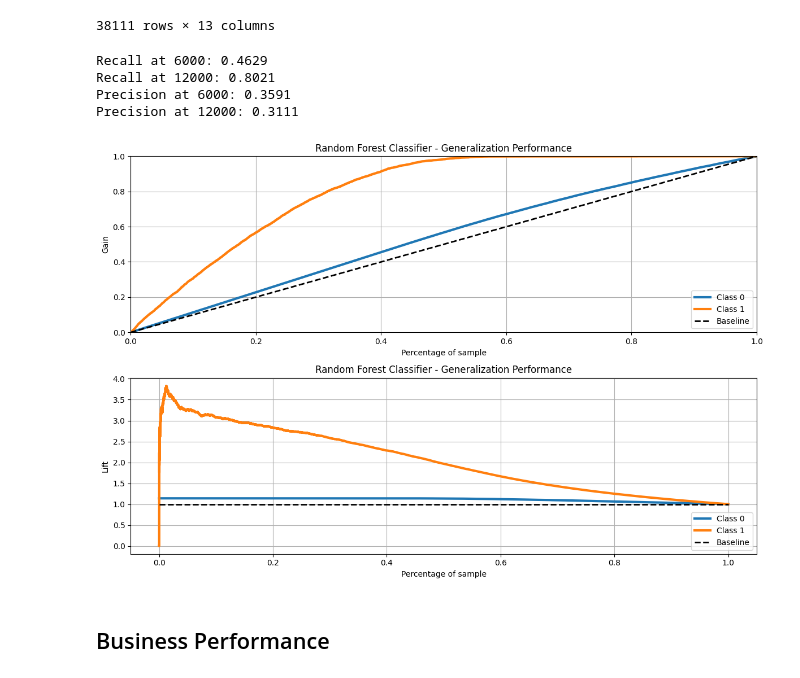
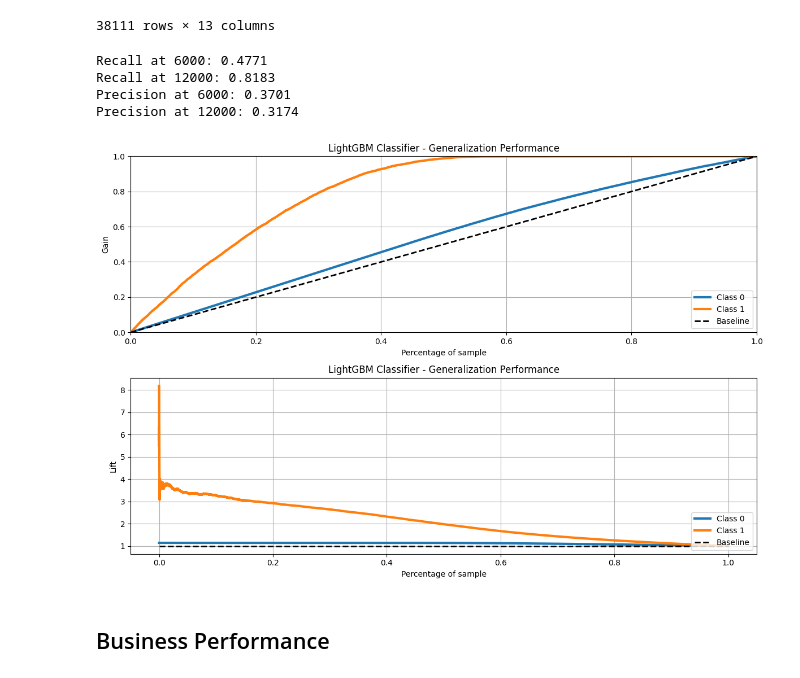
Before and after one commit to aroldobrancalhao/health_insurance, a Jupyter notebook: notebboks/Deploy to Production.ipynb, the cells around one changed output. Saved outputs shown, nothing was run; the diff lists cells and outputs as text; code cells hidden in the pictures.

```diff
--- a/notebboks/Deploy to Production.ipynb
+++ b/notebboks/Deploy to Production.ipynb
@@ -978,40 +1099,40 @@ list_prob = [yhat_model_health]
 
 # Obter os valores de recall e precision
 recall_at_6000 = check_performance(list_prob, X_test, y_test_model, 6000)[1]['recall'].iloc[0]
 recall_at_12000 = check_performance(list_prob, X_test, y_test_model, 12000)[1]['recall'].iloc[0]
 
 precision_at_6000 = check_performance(list_prob, X_test, y_test_model, 6000)[0]['precision'].iloc[0]
 precision_at_12000 = check_performance(list_prob, X_test, y_test_model, 12000)[0]['precision'].iloc[0]
 
 print('Recall at 6000: {:.4f}'.format(recall_at_6000))
 print('Recall at 12000: {:.4f}'.format(recall_at_12000))
 
 print('Precision at 6000: {:.4f}'.format(precision_at_6000))
 print('Precision at 12000: {:.4f}'.format(precision_at_12000))
 
 # Prepare figure
 fig = plt.figure(figsize=(12, 8), tight_layout=True)
 
 # Create subplots
 ax1 = fig.add_subplot(211)
 ax2 = fig.add_subplot(212)
 
 # Plot cumulative gain
 skplt.metrics.plot_cumulative_gain(y_test_model, yhat_model_health,
-                                    title='Random Forest Classifier - Generalization Performance', ax=ax1)
+                                    title='LightGBM Classifier - Generalization Performance', ax=ax1)
 
 # Plot lift curve
 skplt.metrics.plot_lift_curve(y_test_model, yhat_model_health,
-                                title='Random Forest Classifier - Generalization Performance', ax=ax2)
+                                title='LightGBM Classifier - Generalization Performance', ax=ax2)
 
 # Mostrar os gráficos
 plt.show()
 # %% [output]
-Recall at 6000: 0.4629
-Recall at 12000: 0.8021
-Precision at 6000: 0.3591
-Precision at 12000: 0.3111
+Recall at 6000: 0.4771
+Recall at 12000: 0.8183
+Precision at 6000: 0.3701
+Precision at 12000: 0.3174
-[figure, old version]
+[figure, new version]
 # %% [markdown]
 ## Business Performance
 # %% [markdown]
```
Also changed, not shown: parts of 21 cells of this notebook, 1 other file.
